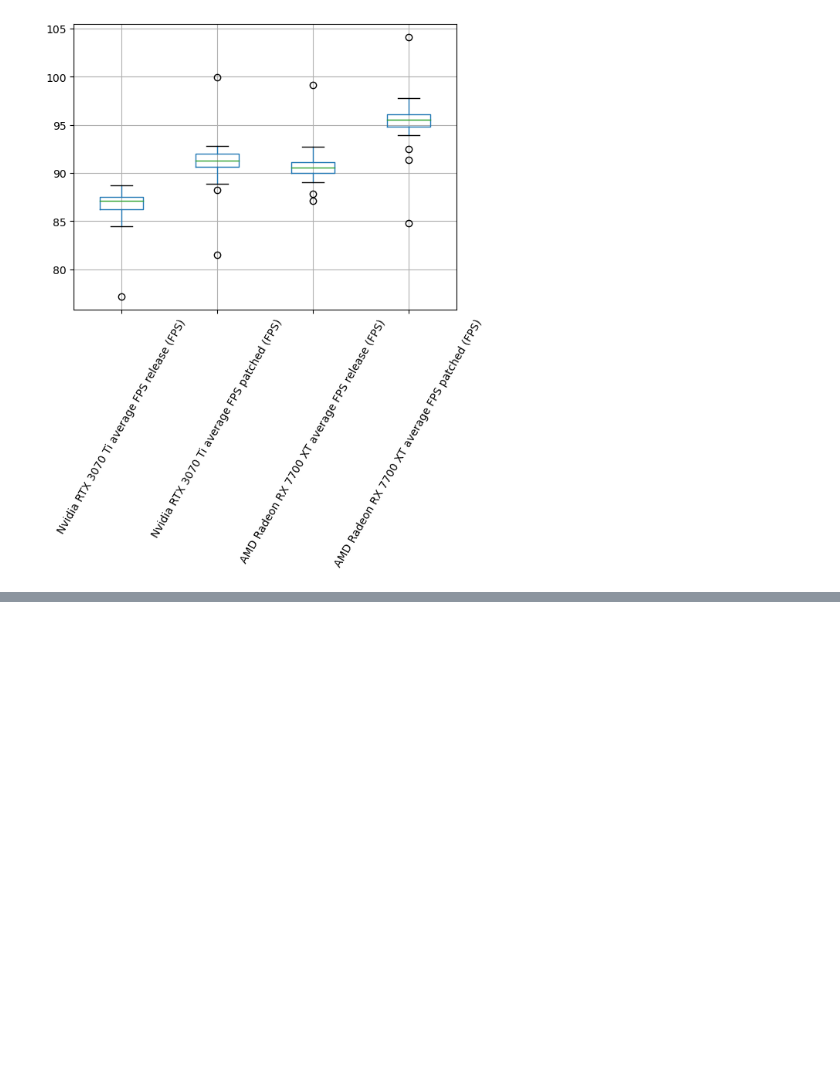
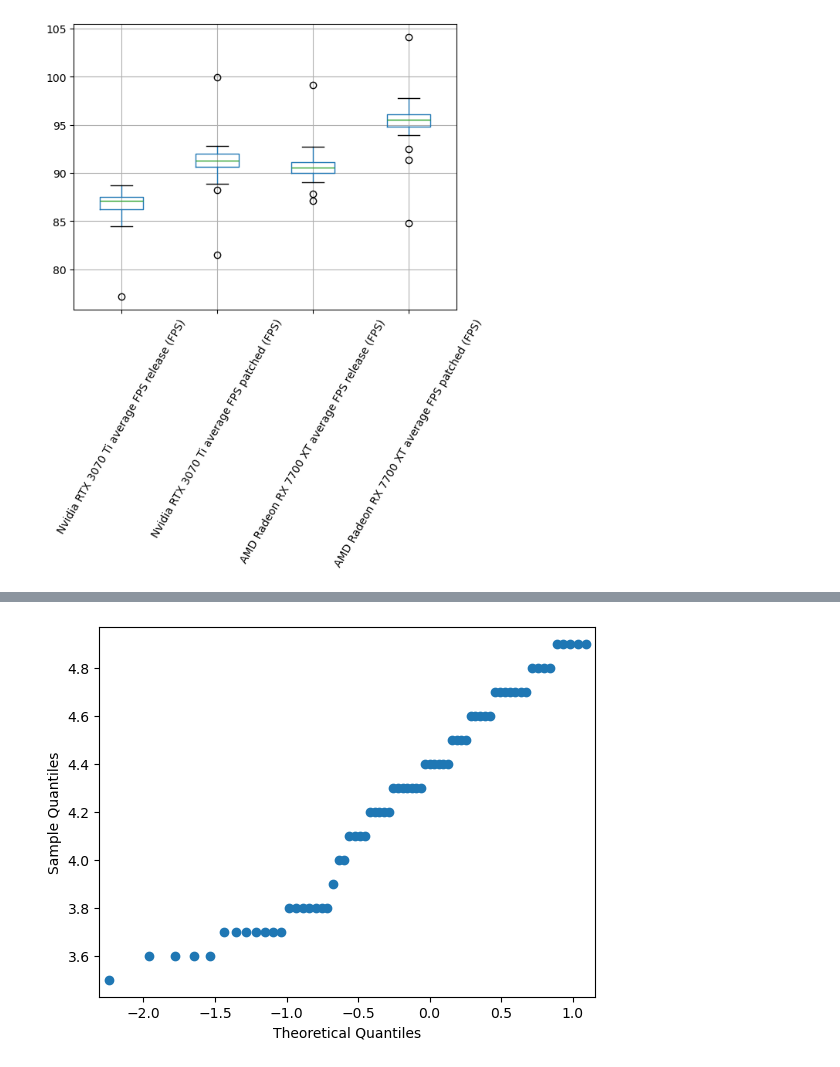
Before and after one commit to BoushiSeikatsu/PS, a Jupyter notebook: first_homework.ipynb, the cells around one changed output, grey strips where cells are left out. Saved outputs shown, nothing was run; the diff lists cells and outputs as text; code cells hidden in the pictures; blank space fills up the shorter version.

```diff
--- a/first_homework.ipynb
+++ b/first_homework.ipynb
@@ -171,0 +367,6 @@ plt.savefig("boxplot.png", bbox_inches="tight")
+# %%
+sm.qqplot(filteredDf["Nvidia change filtered"])
+plt.savefig("qqNvidia.png")
+plt.show()
+# %% [output]
+[figure, added]
```
Also changed, not shown: parts of 26 cells of this notebook, 6 other files.
